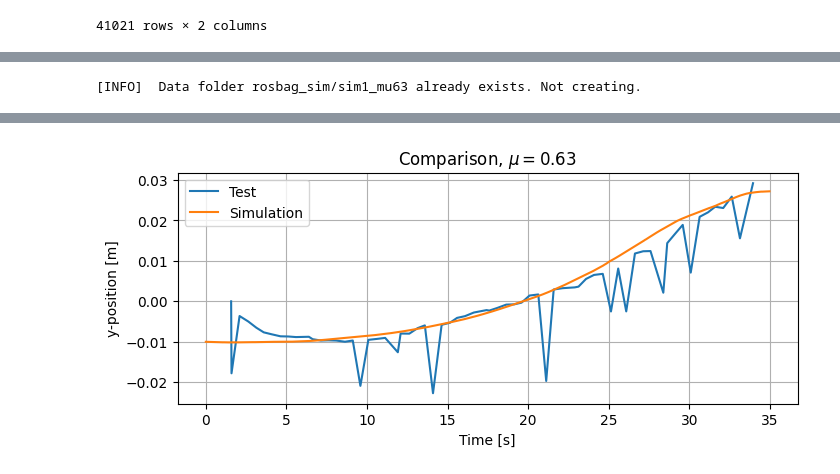
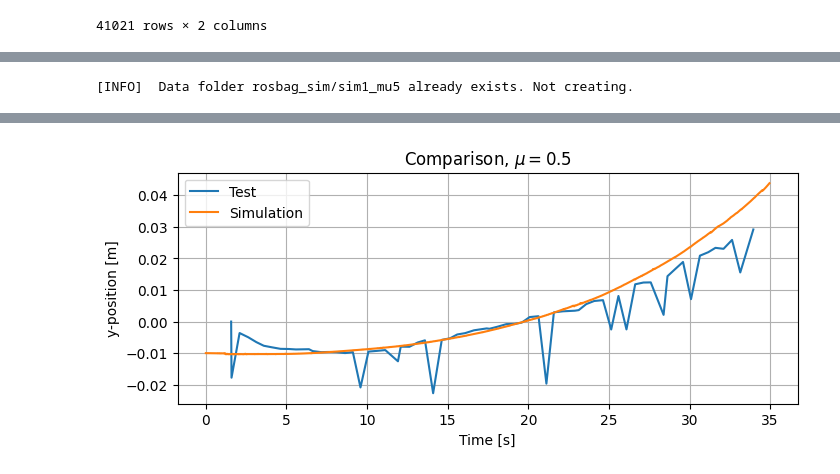
Before and after one commit to robotengineer123/RR-RobotSim, a Jupyter notebook: dataprocessing.ipynb, the cells around one changed output, grey strips where cells are left out. Cells and saved outputs as stored; diff of their text form; code cells hidden in the pictures.

```diff
--- a/dataprocessing.ipynb
+++ b/dataprocessing.ipynb
@@ -399,9 +393,9 @@ plt.savefig(f'plots/comparison_sim1_mu0.63.png', bbox_inches='tight')
 # %%
-df_vel_1, df_yaw_1, df_odom_1, df_joint_1 = df_sim('rosbag_sim/sim1_mu63.bag')
+df_vel_1, df_yaw_1, df_odom_1, df_joint_1 = df_sim('rosbag_sim/sim1_mu5.bag')
 
 df_plot(df_vel_1, df_yaw_1, df_odom_1, df_joint_1, title=f'Simulation')
 
-df_plot_y_offset(test_starts[0], test_ends[0], df_le_dist_exp, df_odom_1, [0,-0.01], title=f'Comparison, $\mu=0.63$')
-plt.savefig(f'plots/comparison_sim1_mu0.63_offset.png', bbox_inches='tight')
+df_plot_y_offset(test_starts[0], test_ends[0], df_le_dist_exp, df_odom_1, [0,-0.01], title=f'Comparison, $\mu=0.5$')
+plt.savefig(f'plots/comparison_sim1_mu0.5_offset.png', bbox_inches='tight')
 # %% [output]
-[INFO]  Data folder rosbag_sim/sim1_mu63 already exists. Not creating.
+[INFO]  Data folder rosbag_sim/sim1_mu5 already exists. Not creating.
@@ -409 +403 @@ plt.savefig(f'plots/comparison_sim1_mu0.63_offset.png', bbox_inches='tight')
-[figure, old version]
+[figure, new version]
```
Also changed, not shown: parts of 12 cells of this notebook, 5 other files.
